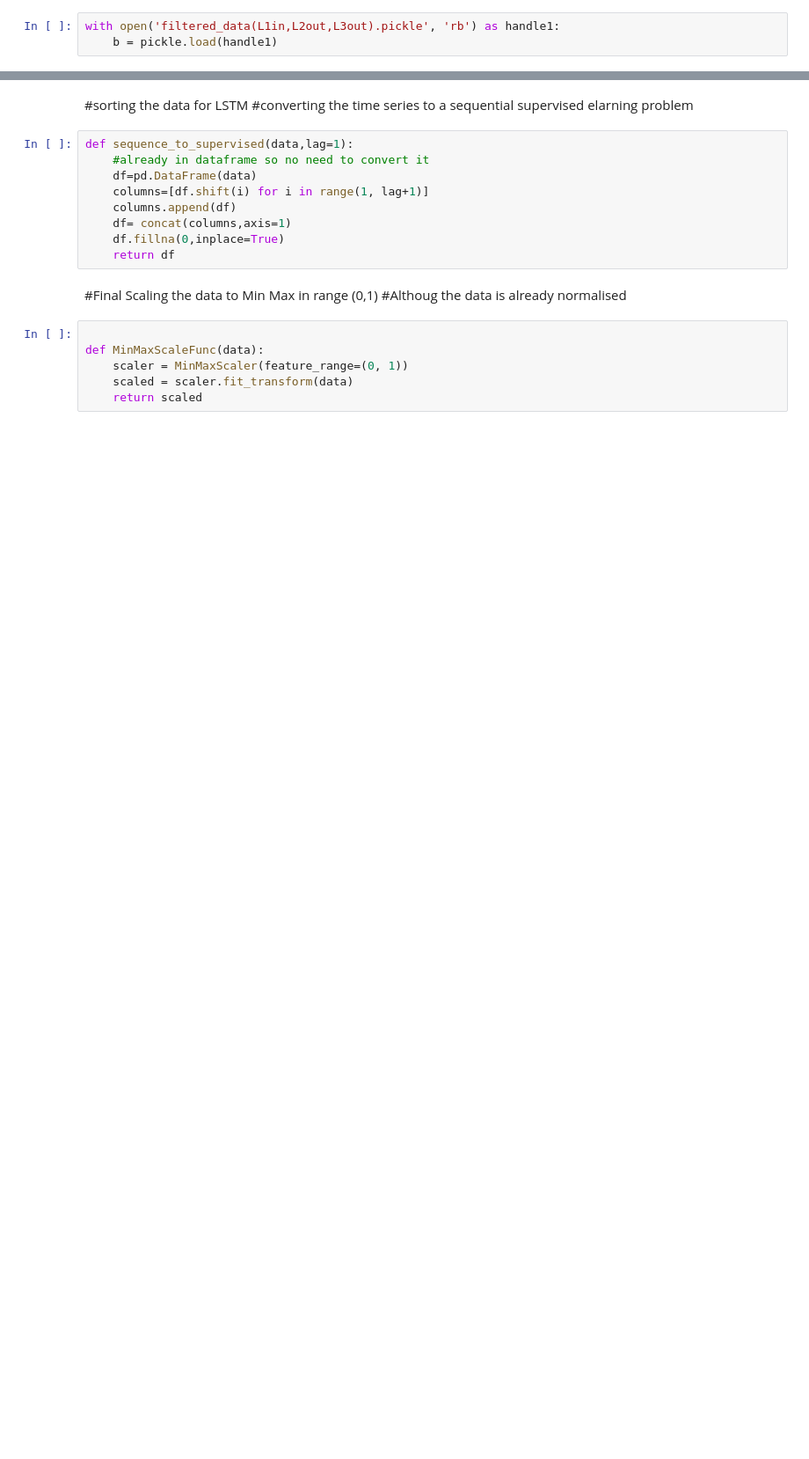
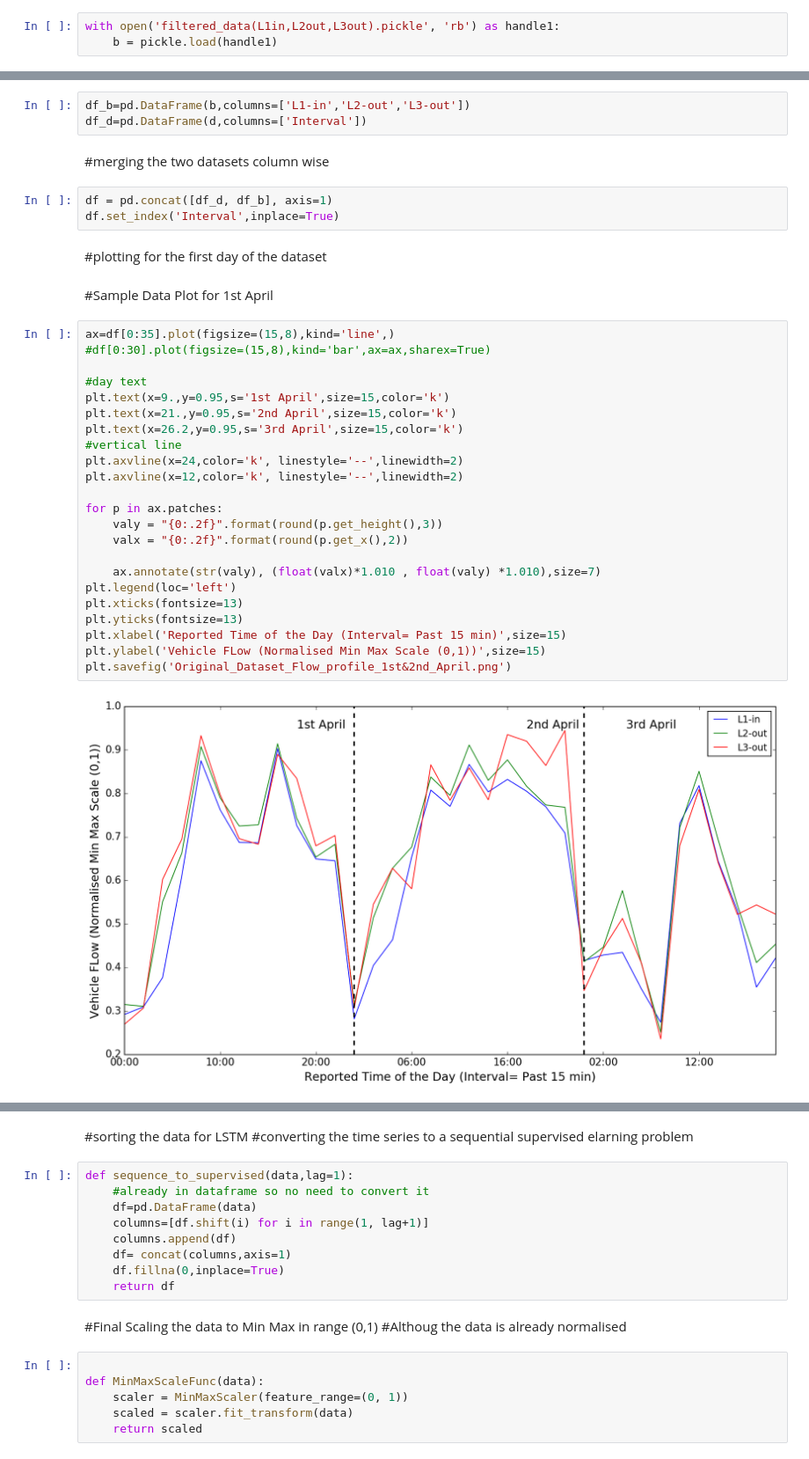
Before and after one commit to Iamrahi/Traffic-Flow-Prediction, a Jupyter notebook: LSTM Flow Function Optimisation Model.ipynb, the cells around one changed output, grey strips where cells are left out. Shown at 88% size. Cells and saved outputs as stored; diff of their text form; blank space fills up the shorter version.

```diff
--- a/LSTM Flow Function Optimisation Model.ipynb
+++ b/LSTM Flow Function Optimisation Model.ipynb
@@ -42,0 +116,37 @@ with open('filtered_data(L1in,L2out,L3out).pickle', 'rb') as handle1:
+# %%
+df_b=pd.DataFrame(b,columns=['L1-in','L2-out','L3-out'])
+df_d=pd.DataFrame(d,columns=['Interval'])
+# %% [markdown]
+#merging the two datasets column wise
+# %%
+df = pd.concat([df_d, df_b], axis=1)
+df.set_index('Interval',inplace=True)
+# %% [markdown]
+#plotting for the first day of the dataset
+# %% [markdown]
+#Sample Data Plot for 1st April
+# %%
+ax=df[0:35].plot(figsize=(15,8),kind='line',)
+#df[0:30].plot(figsize=(15,8),kind='bar',ax=ax,sharex=True)
+
+#day text
+plt.text(x=9.,y=0.95,s='1st April',size=15,color='k')
+plt.text(x=21.,y=0.95,s='2nd April',size=15,color='k')
+plt.text(x=26.2,y=0.95,s='3rd April',size=15,color='k')
+#vertical line
+plt.axvline(x=24,color='k', linestyle='--',linewidth=2)
+plt.axvline(x=12,color='k', linestyle='--',linewidth=2)
+
+for p in ax.patches:
+    valy = "{0:.2f}".format(round(p.get_height(),3))
+    valx = "{0:.2f}".format(round(p.get_x(),2))
+
+    ax.annotate(str(valy), (float(valx)*1.010 , float(valy) *1.010),size=7)
+plt.legend(loc='left')
+plt.xticks(fontsize=13)
+plt.yticks(fontsize=13)
+plt.xlabel('Reported Time of the Day (Interval= Past 15 min)',size=15)
+plt.ylabel('Vehicle FLow (Normalised Min Max Scale (0,1))',size=15)
+plt.savefig('Original_Dataset_Flow_profile_1st&2nd_April.png')
+# %% [output]
+[figure, added]
```
Also changed, not shown: parts of 75 cells of this notebook, 1 other file.
